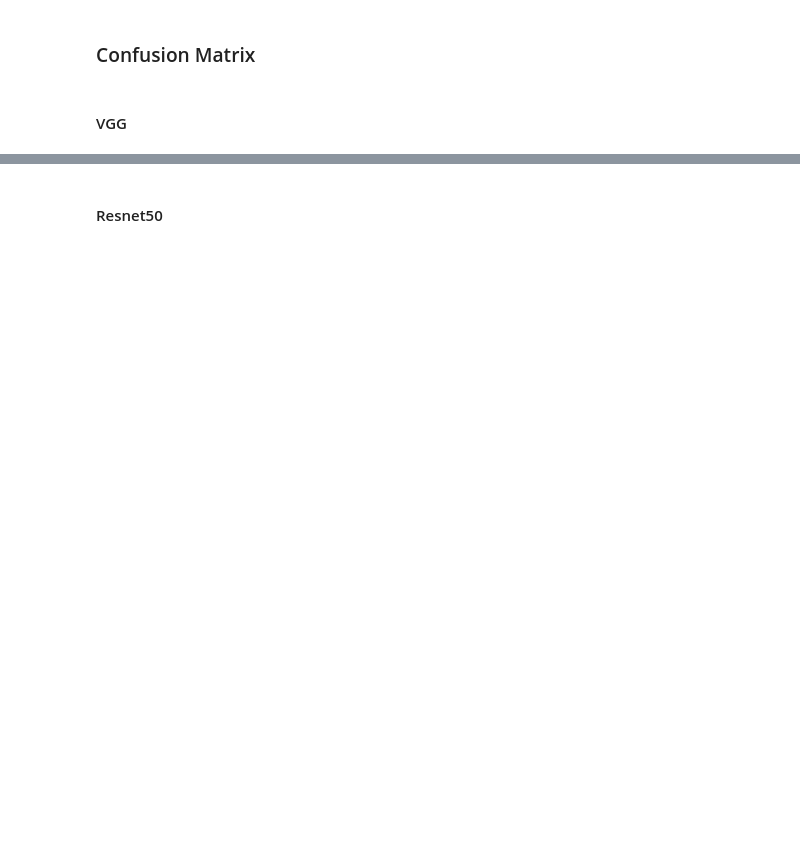
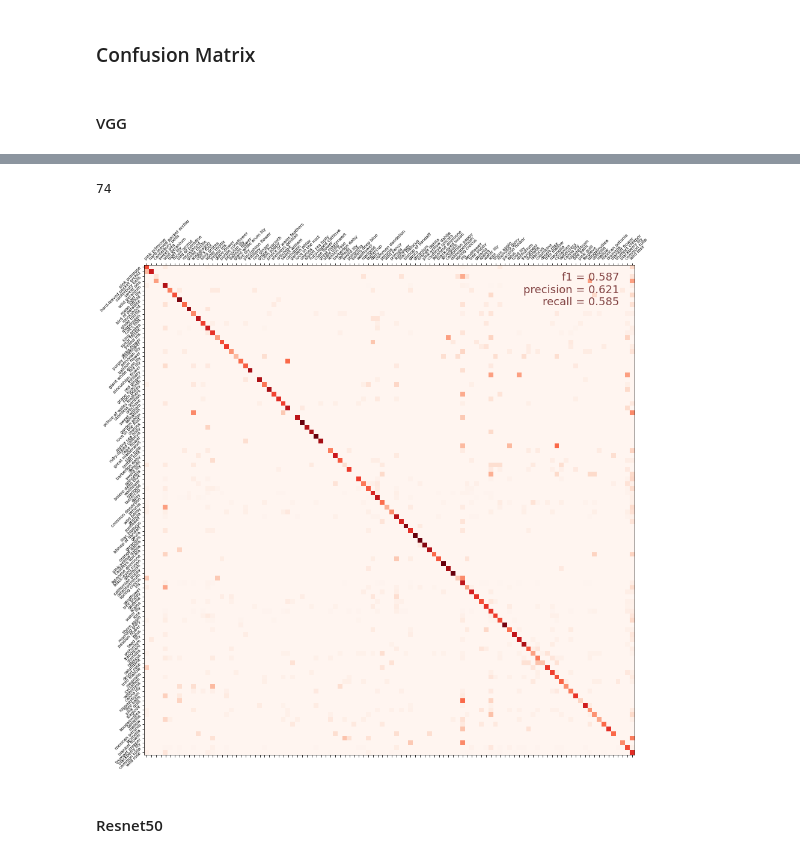
Before and after one commit to krsim/CapstoneTwo, a Jupyter notebook: flowerclassifier.ipynb, the cells around one changed output, grey strips where cells are left out. Drawn from its saved outputs; the diff is of its cells as text; code cells hidden in the pictures; blank space fills up the shorter version.

```diff
--- a/flowerclassifier.ipynb
+++ b/flowerclassifier.ipynb
@@ -100,13 +101,13 @@ IMAGE_SIZE = [224, 224]
 GCS_PATH =  GCS_DS_PATH + '/tfrecords-jpeg-224x224'
 AUTO = tf.data.experimental.AUTOTUNE
 
-validation_split = 0.25
+test_split = 0.25
 data_files = tf.io.gfile.glob(GCS_PATH + '/train/*.tfrec')
-split = len(data_files) - int(len(data_files) * validation_split)
+split = len(data_files) - int(len(data_files) * test_split)
 
 TRAINING_FILENAMES = data_files[:split]
-VALIDATION_FILENAMES = data_files[split:]
-TEST_FILENAMES =  tf.io.gfile.glob(GCS_PATH + '/val/*.tfrec')
+TEST_FILENAMES = data_files[split:]
+VALIDATION_FILENAMES =  tf.io.gfile.glob(GCS_PATH + '/val/*.tfrec')
 
 CLASSES = ['pink primrose',    'hard-leaved pocket orchid', 'canterbury bells', 'sweet pea',     'wild geranium',     'tiger lily',           'moon orchid',              'bird of paradise', 'monkshood',        'globe thistle',         # 00 - 09
            'snapdragon',       "colt's foot",               'king protea',      'spear thistle', 'yellow iris',       'globe-flower',         'purple coneflower',        'peruvian lily',    'balloon flower',   'giant white arum lily', # 10 - 19
@@ -228,7 +229,7 @@ def get_validation_dataset(ordered=False):
     return dataset
 
 def get_test_dataset(ordered=False):
-    dataset = load_dataset(TEST_FILENAMES, labeled=False, ordered=ordered)
+    dataset = load_dataset(TEST_FILENAMES, labeled=True, ordered=ordered)
     dataset = dataset.batch(BATCH_SIZE)
     dataset = dataset.prefetch(AUTO)
     return dataset
@@ -771,23 +764,30 @@ vgg_cmat = (vgg_cmat.T / vgg_cmat.sum(axis=1)).T # normalize
+# %%
+vgg_cm_predictions
+cm_correct_labels[0]
+# %% [output]
+74
 # %%
 vgg_f1_score = f1_score(
     cm_correct_labels,
     vgg_cm_predictions,
     labels=labels,
     average='macro',
 )
 vgg_precision = precision_score(
     cm_correct_labels,
     vgg_cm_predictions,
     labels=labels,
     average='macro',
 )
 vgg_recall = recall_score(
     cm_correct_labels,
     vgg_cm_predictions,
     labels=labels,
     average='macro',
 )
-display_confusion_matrix(vgg_cmat, vgg_score, vgg_precision, vgg_recall)
+display_confusion_matrix(vgg_cmat, vgg_f1_score, vgg_precision, vgg_recall)
+# %% [output]
+[figure, added]
 # %% [markdown]
 #### Resnet50 <a name="resnetmatrix">
 # %%
```
Also changed, not shown: parts of 23 cells of this notebook.
